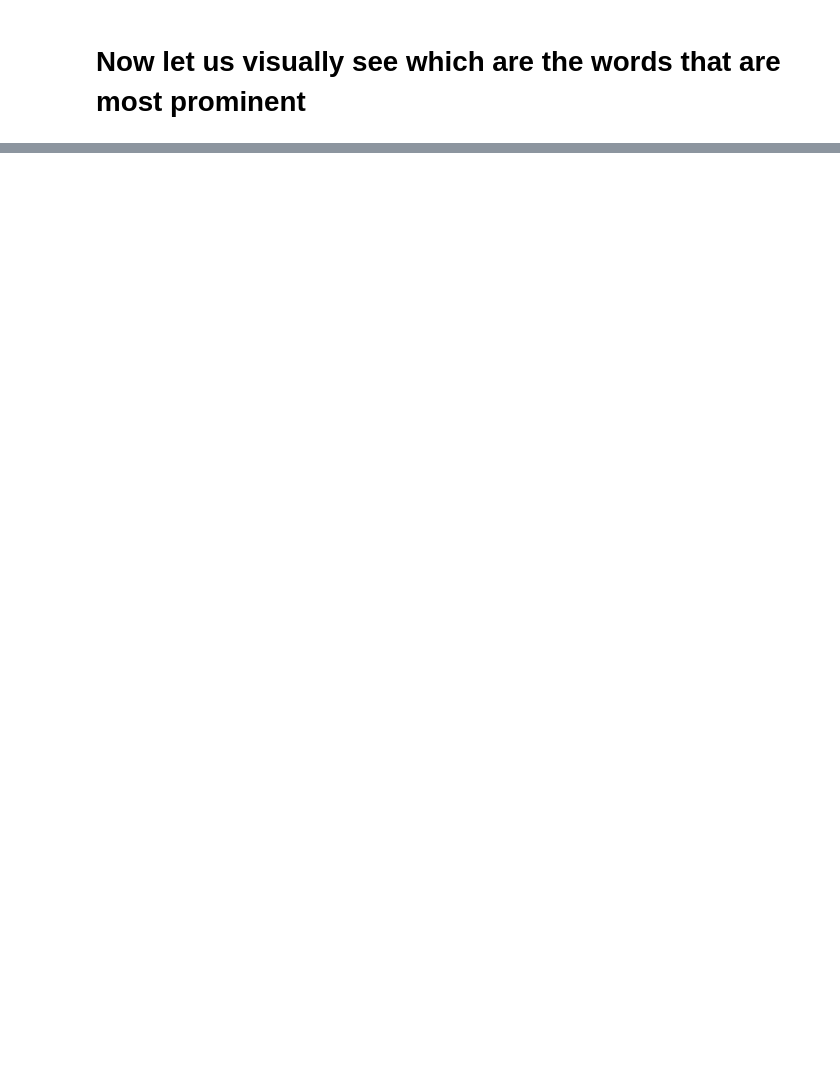
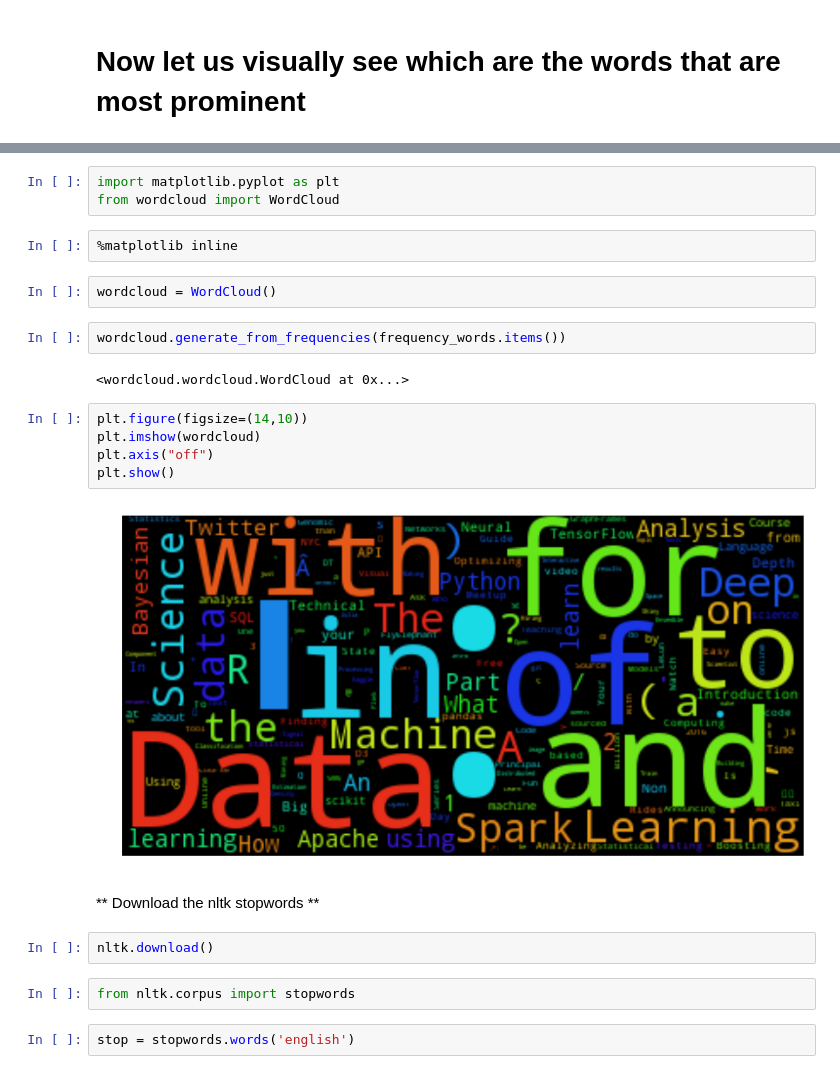
Before and after one commit to jithurjacob/machine-learning, a Jupyter notebook: text_mining/Refine.ipynb, the cells around one changed output, grey strips where cells are left out. Drawn from its saved outputs; the diff is of its cells as text; blank space fills up the shorter version.

Commit message:
Adding word cloud

```diff
--- a/text_mining/Refine.ipynb
+++ b/text_mining/Refine.ipynb
@@ -58,0 +110,26 @@ print(a)
+# %%
+import matplotlib.pyplot as plt
+from wordcloud import WordCloud
+# %%
+%matplotlib inline
+# %%
+wordcloud = WordCloud()
+# %%
+wordcloud.generate_from_frequencies(frequency_words.items())
+# %% [output]
+<wordcloud.wordcloud.WordCloud at 0x...>
+# %%
+plt.figure(figsize=(14,10))
+plt.imshow(wordcloud)
+plt.axis("off")
+plt.show()
+# %% [output]
+[figure, added]
+# %% [markdown]
+** Download the nltk stopwords **
+# %%
+nltk.download()
+# %%
+from nltk.corpus import stopwords
+# %%
+stop = stopwords.words('english')
```
Also changed, not shown: parts of 14 cells of this notebook.
